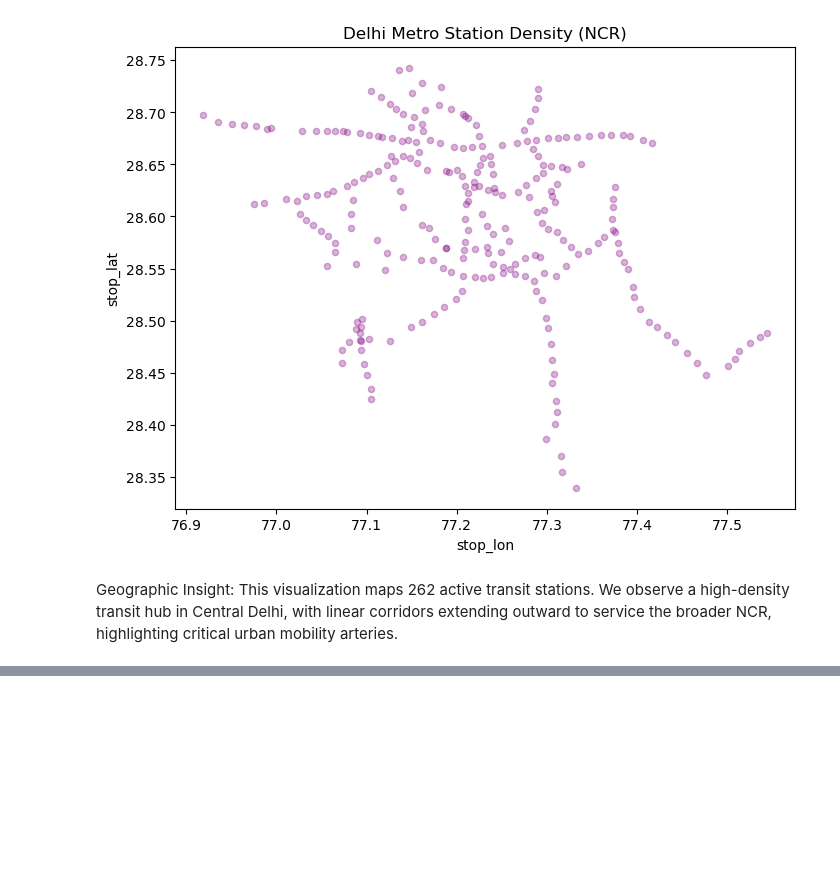
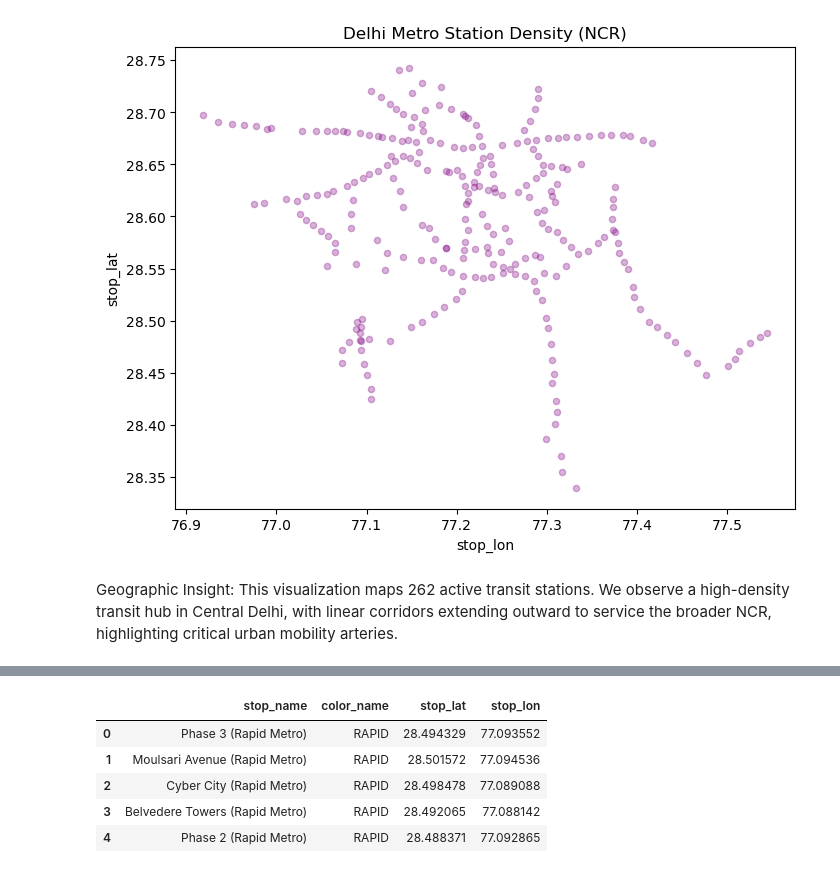
Before and after one commit to Source-Aaryan/Delhi-Transit-EDA, a Jupyter notebook: Delhi_Metro_Project/delhi_metro_analysis.ipynb, the cells around one changed output, grey strips where cells are left out. Drawn from its saved outputs; the diff is of its cells as text; code cells hidden in the pictures; blank space fills up the shorter version.

```diff
--- a/Delhi_Metro_Project/delhi_metro_analysis.ipynb
+++ b/Delhi_Metro_Project/delhi_metro_analysis.ipynb
@@ -79,0 +93,10 @@ Geographic Insight: This visualization maps 262 active transit stations. We obse
+# %%
+# 1. We tell Pandas to look at the route_long_name column as a string (.str)
+# 2. We split it into pieces at every underscore (.split('_'))
+# 3. We grab the very first piece, which in Python is index 0 (.str[0])
+# 4. We save that piece into a brand new column called 'color_name'
+
+df_routes['color_name'] = df_routes['route_long_name'].str.split('_').str[0]
+
+# Let's look at just our old column and our new column side-by-side to verify
+df_routes[['route_long_name', 'color_name']].head()
@@ -79,0 +110,27 @@ Geographic Insight: This visualization maps 262 active transit stations. We obse
+# %%
+# 1. Load the missing bridge datasets
+df_trips = pd.read_csv("trips.csv")
+df_stop_times = pd.read_csv("stop_times.csv")
+
+# 2. Merge 1: Connect routes to trips (using the shared 'route_id' column)
+step_1 = pd.merge(df_routes, df_trips, on='route_id')
+
+# 3. Merge 2: Connect the result to stop_times (using the shared 'trip_id' column)
+step_2 = pd.merge(step_1, df_stop_times, on='trip_id')
+
+# 4. Merge 3: Connect the final result to our cleaned stops (using the shared 'stop_id')
+final_df = pd.merge(step_2, df_cleaned, on='stop_id')
+
+# 5. Clean up: Since multiple trains visit the same station every day,
+# we want to drop duplicates so we only have ONE dot per station on our map.
+final_mapped_df = final_df.drop_duplicates(subset=['stop_id'])
+
+# Show the final result: Station Name, Color, and GPS Coordinates!
+final_mapped_df[['stop_name', 'color_name', 'stop_lat', 'stop_lon']].head()
+# %% [output]
+|  | stop_name | color_name | stop_lat | stop_lon |
+| 0 | Phase 3 (Rapid Metro) | RAPID | 28.494329 | 77.093552 |
+| 1 | Moulsari Avenue (Rapid Metro) | RAPID | 28.501572 | 77.094536 |
+| 2 | Cyber City (Rapid Metro) | RAPID | 28.498478 | 77.089088 |
+| 3 | Belvedere Towers (Rapid Metro) | RAPID | 28.492065 | 77.088142 |
+| 4 | Phase 2 (Rapid Metro) | RAPID | 28.488371 | 77.092865 |
```
Also changed, not shown: parts of 5 cells of this notebook.
